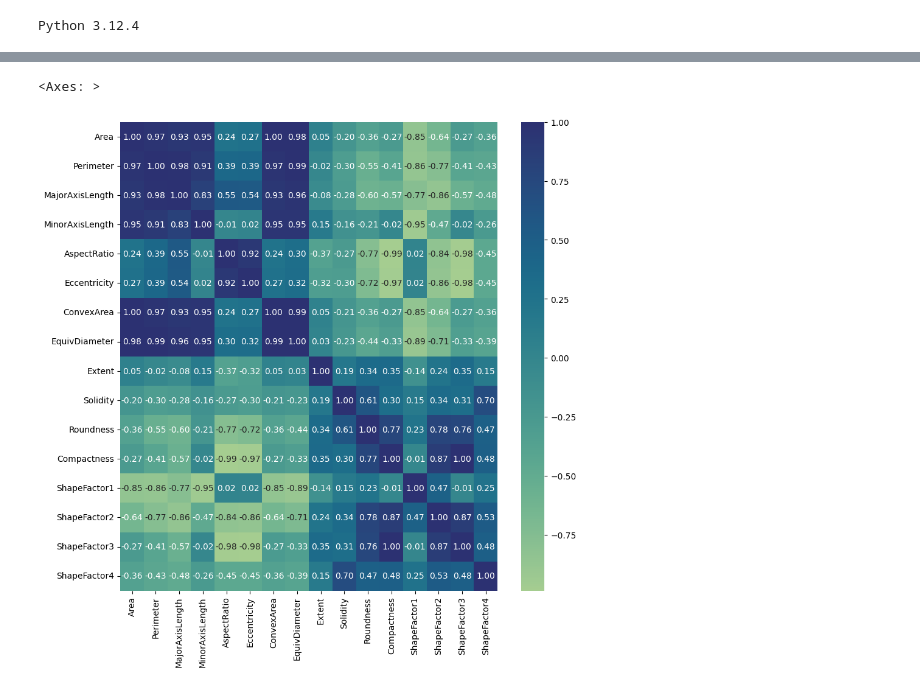
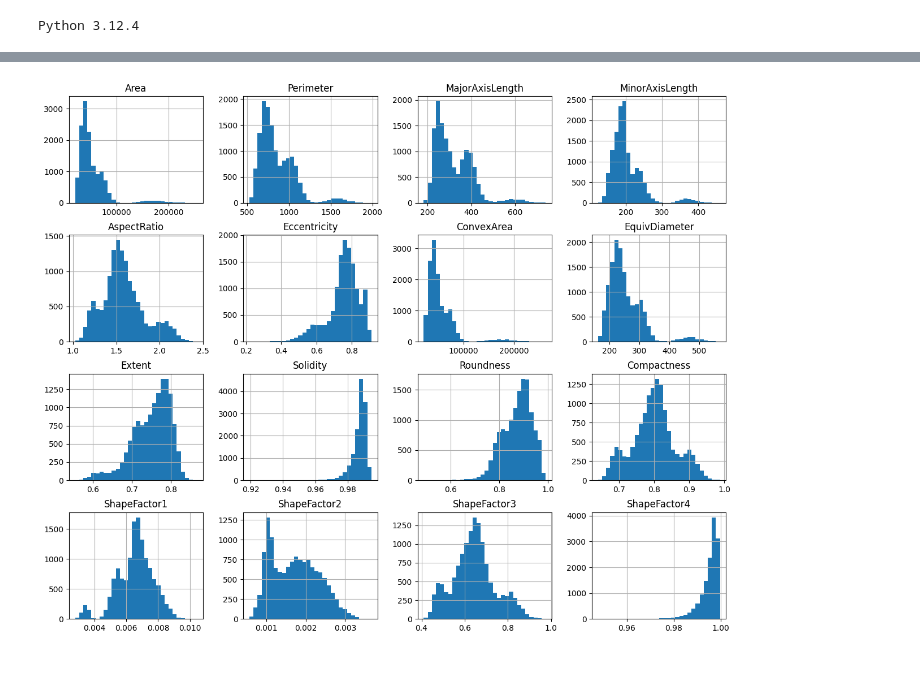
Before and after one commit to Jaykold/dry-bean-predictor, a Jupyter notebook: research_&_development/dry_bean.ipynb, the cells around one changed output, grey strips where cells are left out. Cells and saved outputs as stored; diff of their text form; code cells hidden in the pictures.

```diff
--- a/research_&_development/dry_bean.ipynb
+++ b/research_&_development/dry_bean.ipynb
@@ -26,2 +27,5 @@ y = dry_bean.data.targets
 # with open('../data/dry_bean.csv', 'w') as f:
 #     dry_bean.to_csv(f, index=False)
+# %%
+df = pd.read_csv("../data/dry_bean.csv")
+df.head()
@@ -97,6 +59,8 @@ undersampled_df = undersample_classes(y, "Class")
+# %%
+df.hist(bins=30, figsize=(15,12))
+plt.show()
+# %% [output]
+[figure, added]
 # %%
 plt.figure(figsize=(10, 10))
-sns.heatmap(X.corr(), annot=True, fmt=".2f", cmap='crest')
+sns.heatmap(df.corr(), annot=True, fmt=".2f", cmap='crest')
-# %% [output]
-<Axes: >
-[figure, removed]
```
Also changed, not shown: parts of 30 cells of this notebook, 2 other files.
